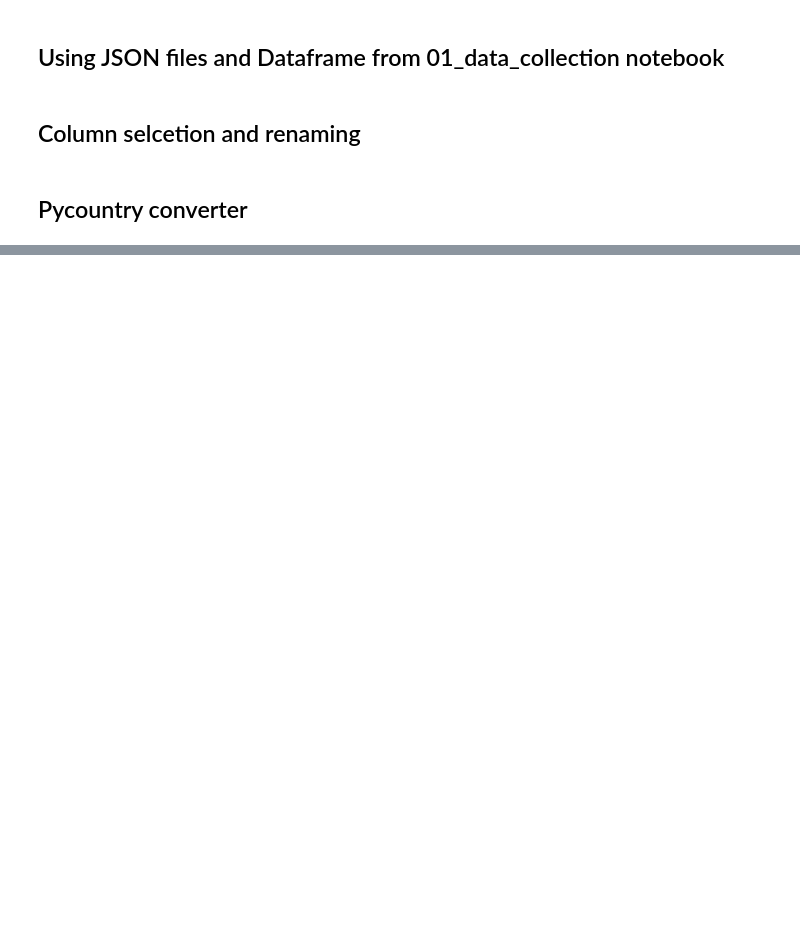
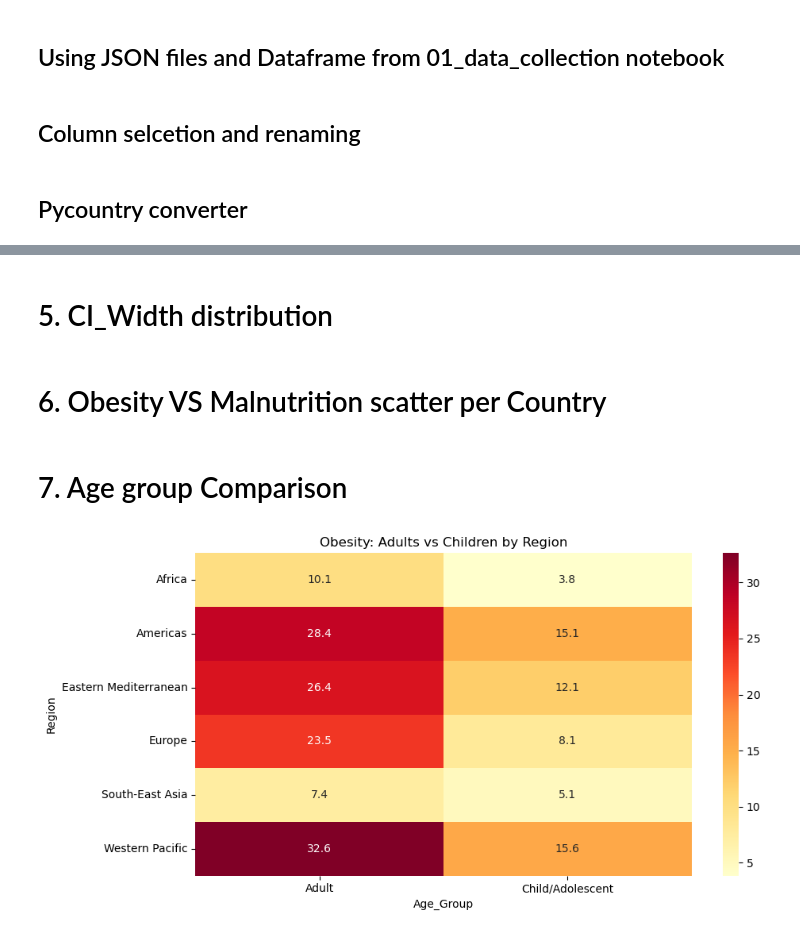
Before and after one commit to ps-learner/nutrition_paradox, a Jupyter notebook: notebooks/02_cleaning_eda.ipynb, the cells around one changed output, grey strips where cells are left out. Cells and saved outputs as stored; diff of their text form; code cells hidden in the pictures; blank space fills up the shorter version.

```diff
--- a/notebooks/02_cleaning_eda.ipynb
+++ b/notebooks/02_cleaning_eda.ipynb
@@ -23,10 +23,10 @@ df_malnutrition_adult = pd.DataFrame(malnutrition_adult)
 df_malnutrition_child = pd.DataFrame(malnutrition_child)
 
 #creating age_group and category columns in dataframes
-df_obesity_adult["age_group"] = "Adult"
-df_obesity_child["age_group"] = "Child/Adolescent"
-df_malnutrition_adult["age_group"] = "Adult"
-df_malnutrition_child["age_group"] = "Child/Adolescent"
+df_obesity_adult["Age_Group"] = "Adult"
+df_obesity_child["Age_Group"] = "Child/Adolescent"
+df_malnutrition_adult["Age_Group"] = "Adult"
+df_malnutrition_child["Age_Group"] = "Child/Adolescent"
 
 df_obesity_adult["_category"] = "obesity"
 df_obesity_child["_category"] = "obesity"
@@ -51,7 +51,7 @@ import pycountry
 # %% [markdown]
 ## Column selcetion and renaming
 # %%
-COLS_KEEP=["ParentLocation","Dim1","TimeDim","Low","High","NumericValue","SpatialDim","age_group"]
+COLS_KEEP=["ParentLocation","Dim1","TimeDim","Low","High","NumericValue","SpatialDim","Age_Group"]
 RENAME = {
     "TimeDim":      "Year",
     "Dim1":         "Gender",
@@ -95,9 +95,7 @@ def clean_df(df, label_col, level_fn):
 
     # Standardise gender
     df["Gender"] = df["Gender"].map({
-        "MLE":"Male","FMLE":"Female","BTSX":"Both",
-        "Male":"Male","Female":"Female","Both":"Both"
-    }).fillna("Both")                                       #Categorical normalization
+        "SEX_MLE":"Male","SEX_FMLE":"Female","SEX_BTSX":"Both"}).fillna("Both")                                       #Categorical normalization
 
     # Year as int, filter 2012-2022
     df["Year"] = pd.to_numeric(df["Year"], errors="coerce").astype("Int64")
@@ -129,7 +127,7 @@ def malnutrition_level(v):
     if v >= 10: return "Moderate"
     return "Low"
 
-df_obesity     = clean_df(df_obesity,     "Obesity_Level",     obesity_level)
+df_obesity     = clean_df(df_obesity,"Obesity_Level",obesity_level)
 df_malnutrition= clean_df(df_malnutrition,"Malnutrition_Level",malnutrition_level)
 
 # Save processed
@@ -155,0 +218,2 @@ dtype: object
+# %% [markdown]
+# 5. CI_Width distribution
@@ -155,0 +225,2 @@ dtype: object
+# %% [markdown]
+# 6. Obesity VS Malnutrition scatter per Country
@@ -155,0 +244,11 @@ dtype: object
+# %% [markdown]
+# 7. Age group Comparison
+# %%
+# 7. Age group comparison — heatmap
+hm = (df_obesity.groupby(["Region","Age_Group"])["Mean_Estimate"].mean().unstack().fillna(0))
+fig7, ax = plt.subplots(figsize=(10,5))
+sns.heatmap(hm, annot=True, fmt=".1f", cmap="YlOrRd", ax=ax)
+ax.set_title("Obesity: Adults vs Children by Region")
+plt.tight_layout(); plt.show()
+# %% [output]
+[figure, added]
```
Also changed, not shown: parts of 13 cells of this notebook, 3 other files.
